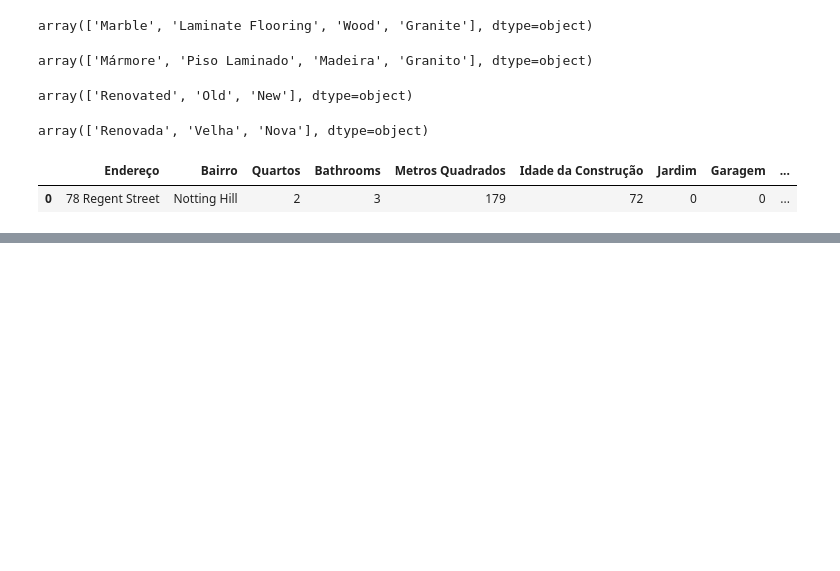
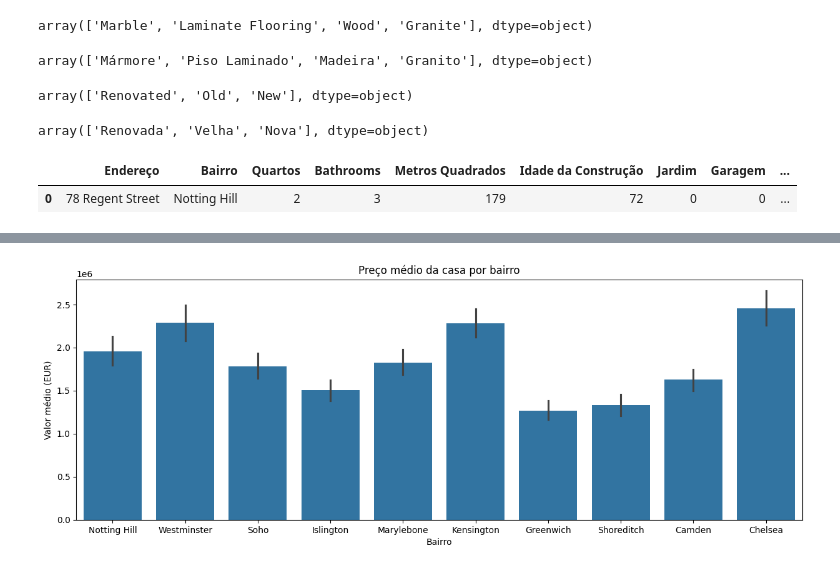
Before and after one commit to gblsouza8/AnaliseCasasEmLondres, a Jupyter notebook: notebook.ipynb, the cells around one changed output, grey strips where cells are left out. Cells and saved outputs as stored; diff of their text form; code cells hidden in the pictures; blank space fills up the shorter version.

```diff
--- a/notebook.ipynb
+++ b/notebook.ipynb
@@ -279,0 +313,9 @@ df.head(1)
+# %%
+plt.figure(figsize=(15,5))
+sns.barplot(data=df, x='Bairro', y='Preço (em euros)')
+plt.title('Preço médio da casa por bairro')
+plt.xlabel('Bairro')
+plt.ylabel('Valor médio (EUR)')
+plt.show()
+# %% [output]
+[figure, added]
```
Also changed, not shown: parts of 21 cells of this notebook.
